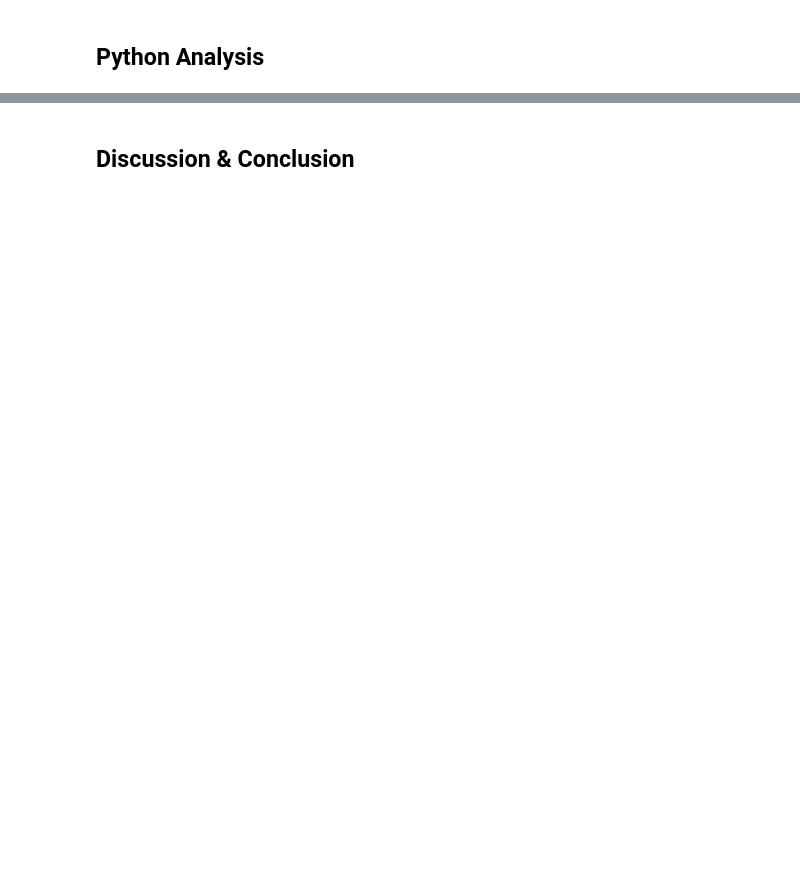
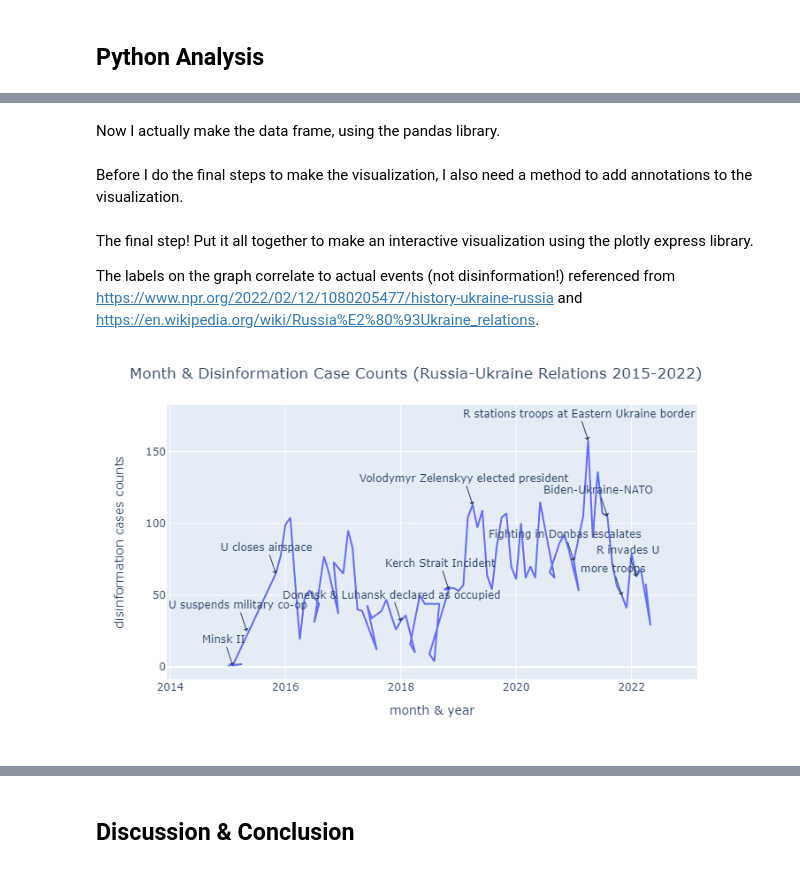
Before and after one commit to ashlynbaske/hcde-410-final, a Jupyter notebook: ukr-report.ipynb, the cells around one changed output, grey strips where cells are left out. Drawn from its saved outputs; the diff is of its cells as text; code cells hidden in the pictures; blank space fills up the shorter version.

```diff
--- a/ukr-report.ipynb
+++ b/ukr-report.ipynb
@@ -20,0 +299,45 @@
+# %%
+df_dict = {}
+for month in month_counts:
+    df_dict[month] = {}
+    df_dict[month]['case_counts'] = month_counts[month]
+    df_dict[month]['k'] = monthkwds[month]['freqkwds']
+# %% [markdown]
+Now I actually make the data frame, using the pandas library.
+# %%
+import pandas as pd
+df = pd.DataFrame.from_dict({i: df_dict[i]
+                           for i in df_dict.keys()},
+                       orient='index')
+# %% [markdown]
+Before I do the final steps to make the visualization, I also need a method to add annotations to the visualization.
+# %%
+def add_label(date, count, text):
+  fig.add_annotation(x=date,y=count,
+                    text=text,
+                   showarrow=True,
+                   arrowhead=1)
+# %% [markdown]
+The final step! Put it all together to make an interactive visualization using the plotly express library.
+
+The labels on the graph correlate to actual events (not disinformation!) referenced from https://www.npr.org/2022/02/12/1080205477/history-ukraine-russia and https://en.wikipedia.org/wiki/Russia%E2%80%93Ukraine_relations.
+# %%
+fig = px.line(df, x=df.index, y='case_counts', hover_data="k")
+fig.update_layout(
+    title_text='Month & Disinformation Case Counts (Russia-Ukraine Relations 2015-2022)',
+    xaxis_title='month & year',
+    yaxis_title='disinformation cases counts')
+add_label('2022-02',63,"R invades U")
+add_label('2021-04',158,"R stations troops at Eastern Ukraine border")
+add_label('2015-02',1,"Minsk II")
+add_label('2019-04',113,"Volodymyr Zelenskyy elected president")
+add_label('2021-08',105,"Biden-Ukraine-NATO")
+add_label('2021-11',50,"more troops")
+add_label('2015-05',25,"U suspends military co-op")
+add_label('2015-11',65,"U closes airspace")
+add_label('2018-01',32,"Donetsk & Luhansk declared as occupied")
+add_label('2018-11',54,"Kerch Strait Incident")
+add_label('2021-01',74,"Fighting in Donbas escalates")
+fig.show()
+# %% [output]
+[figure, added]
```
Also changed, not shown: parts of 37 cells of this notebook.
